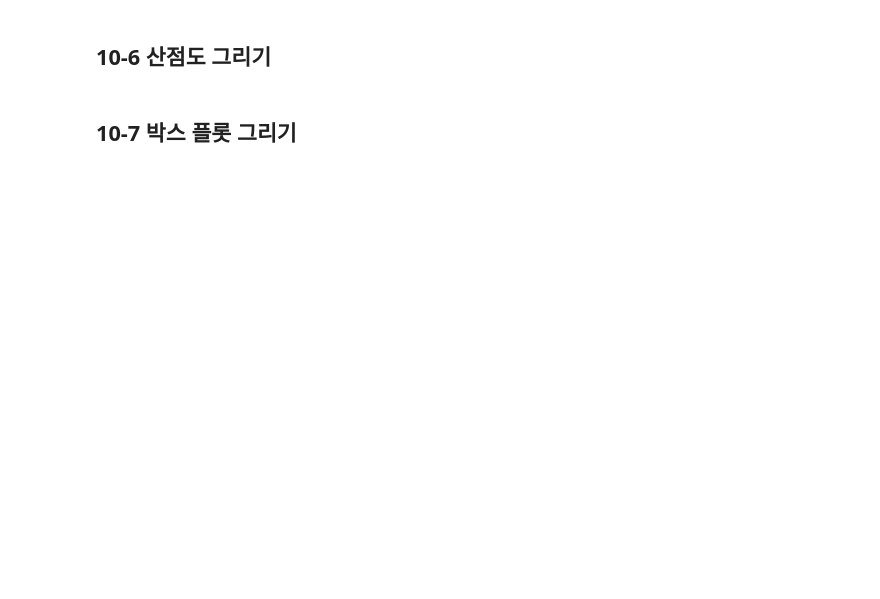
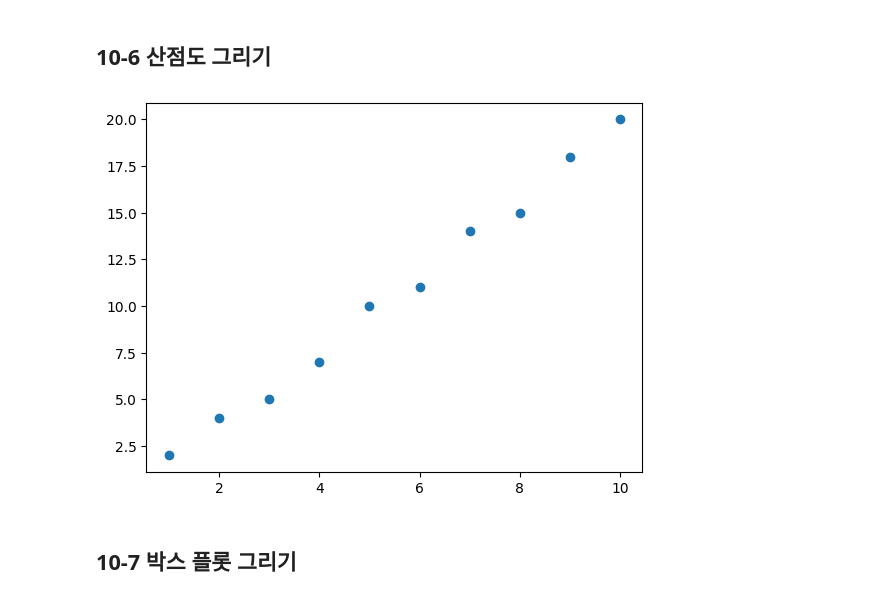
Before and after one commit to Haeunoo/Data-Analysis-with-Open-Source, a Jupyter notebook: 오픈소스_데이터_분석_10강_실습.ipynb, the cells around one changed output. Drawn from its saved outputs; the diff is of its cells as text; code cells hidden in the pictures; blank space fills up the shorter version.

```diff
--- a/오픈소스_데이터_분석_10강_실습.ipynb
+++ b/오픈소스_데이터_분석_10강_실습.ipynb
@@ -125,13 +128,16 @@ plt.show()
 # %%
 import matplotlib.pyplot as plt
 
 ## 데이터 정의
 x = [1, 2, 3, 4, 5, 6, 7, 8, 9, 10]
 y = [2, 4, 5, 7, 10, 11, 14, 15, 18, 20]
 
 ## 산점도 그리기
+plt.scatter(x, y)
 
 plt.show()
+# %% [output]
+[figure, added]
 # %% [markdown]
 ## 10-7 박스 플롯 그리기
 # %%
```
Also changed, not shown: parts of 13 cells of this notebook.
